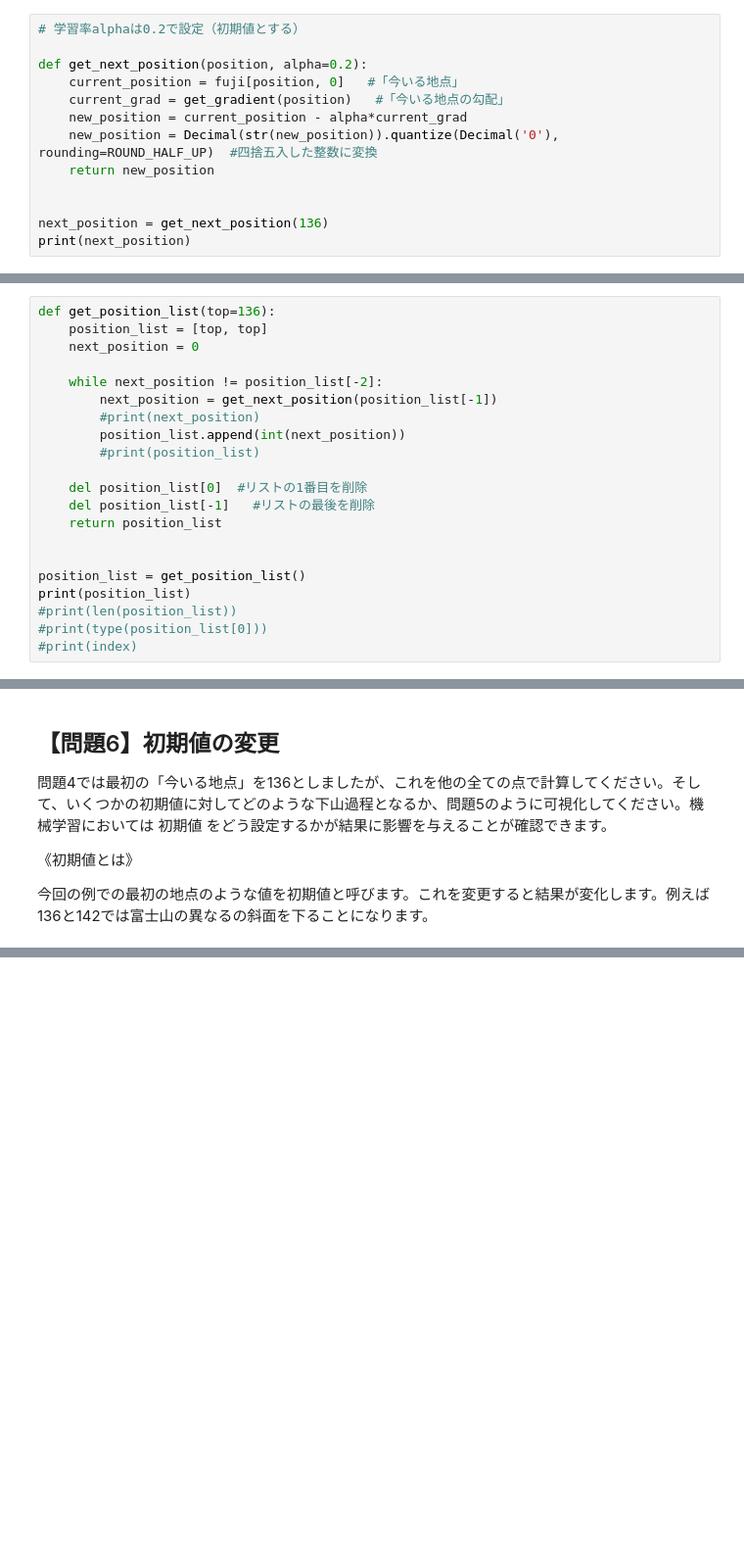
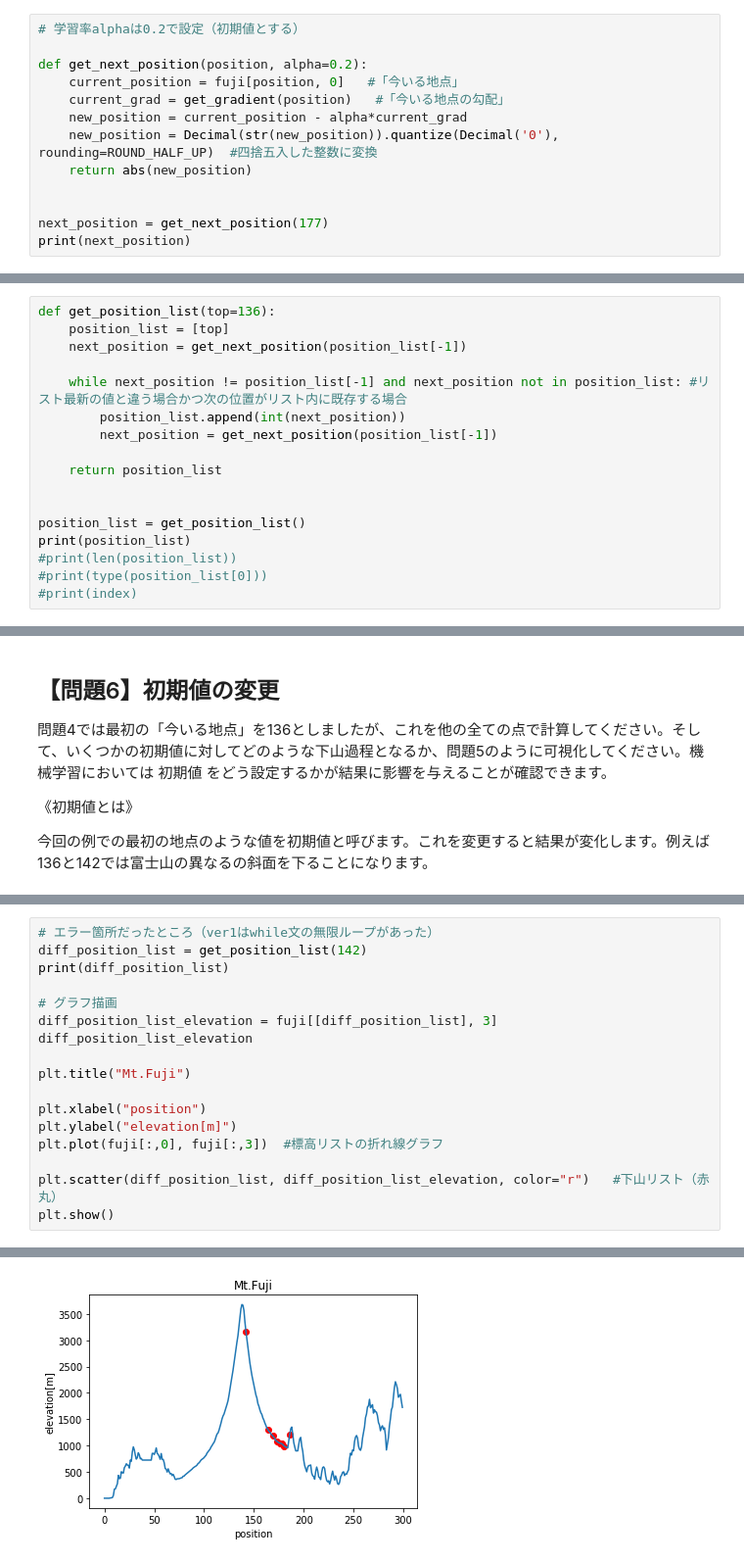
Before and after one commit to adachione/diveintocode-ml, a Jupyter notebook: Week2/DIC_Week2_授業課題2_富士下山問題.ipynb, the cells around one changed output, grey strips where cells are left out. Shown: that part at 98% size. Drawn from its saved outputs; the diff is of its cells as text; blank space fills up the shorter version.

```diff
--- a/Week2/DIC_Week2_授業課題2_富士下山問題.ipynb
+++ b/Week2/DIC_Week2_授業課題2_富士下山問題.ipynb
@@ -85,9 +85,9 @@ def get_next_position(position, alpha=0.2):
     current_grad = get_gradient(position)   #「今いる地点の勾配」
     new_position = current_position - alpha*current_grad
     new_position = Decimal(str(new_position)).quantize(Decimal('0'), rounding=ROUND_HALF_UP)  #四捨五入した整数に変換
-    return new_position
+    return abs(new_position)
 
 
-next_position = get_next_position(136)
+next_position = get_next_position(177)
 print(next_position)
 # %% [output]
@@ -106,17 +106,13 @@ print(next_position)
 問題3で四捨五入を行っているため、移動先の地点が今いる地点と同じ場合になることがあります。移動量が減ってきたということなので、その時点で山を下りきったと判断してください。実際の勾配降下法ではこのようなことは起きません。
 # %%
 def get_position_list(top=136):
-    position_list = [top, top]
-    next_position = 0
+    position_list = [top]
+    next_position = get_next_position(position_list[-1])
 
-    while next_position != position_list[-2]:
+    while next_position != position_list[-1] and next_position not in position_list: #リスト最新の値と違う場合かつ次の位置がリスト内に既存する場合
+        position_list.append(int(next_position))
         next_position = get_next_position(position_list[-1])
-        #print(next_position)
-        position_list.append(int(next_position))
-        #print(position_list)
 
-    del position_list[0]  #リストの1番目を削除
-    del position_list[-1]   #リストの最後を削除
     return position_list
 
 
@@ -183,0 +162,18 @@ plt.show()
+# %%
+# エラー箇所だったところ（ver1はwhile文の無限ループがあった）
+diff_position_list = get_position_list(142)
+print(diff_position_list)
+
+# グラフ描画
+diff_position_list_elevation = fuji[[diff_position_list], 3]
+diff_position_list_elevation
+
+plt.title("Mt.Fuji")
+
+plt.xlabel("position")
+plt.ylabel("elevation[m]")
+plt.plot(fuji[:,0], fuji[:,3])  #標高リストの折れ線グラフ
+
+plt.scatter(diff_position_list, diff_position_list_elevation, color="r")   #下山リスト（赤丸）
+plt.show()
+# %% [output]
@@ -183,0 +181 @@ plt.show()
+[figure, added]
```
Also changed, not shown: parts of 10 cells of this notebook.
